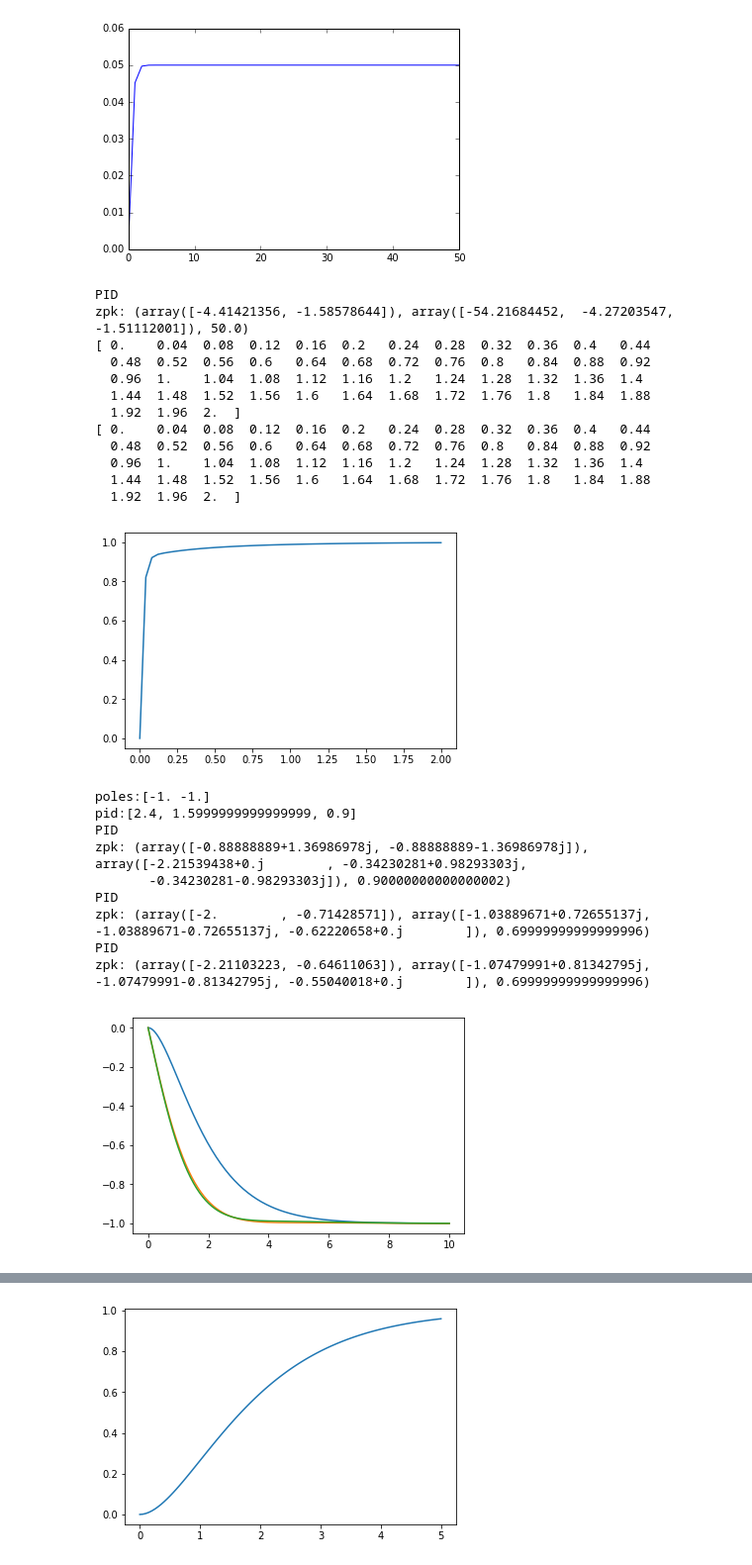
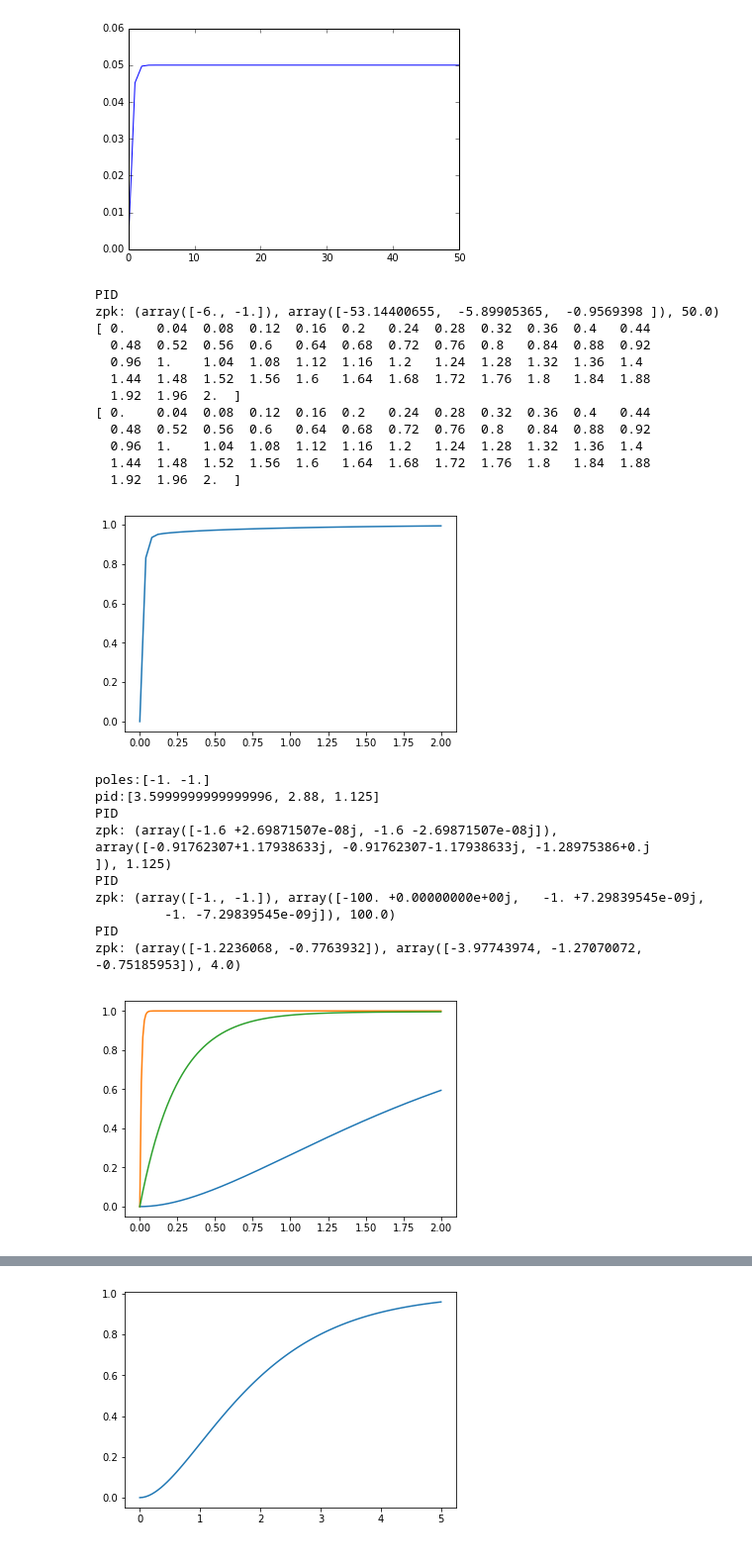
Before and after one commit to ASukhanov/Control, a Jupyter notebook: lti.ipynb, the cells around one changed output, grey strips where cells are left out. Shown at 99% size. Drawn from its saved outputs; the diff is of its cells as text; code cells hidden in the pictures.

```diff
--- a/lti.ipynb
+++ b/lti.ipynb
@@ -175,11 +186,12 @@ def pid_spring_mass(mbk,pid):
     else:
         # PID controller
         print 'PID'
-        num = [pid[2], pid[1], pid[0]]
-        den = [mbk[0], mbk[1] + pid[2], mbk[2] + pid[1], pid[0]]
+        num = [pid[2], pid[0], pid[1]]
+        den = [mbk[0], mbk[1] + pid[2], mbk[2] + pid[0], pid[1]]
     print('zpk: '+str(signal.tf2zpk(num,den)))
     return signal.lti(num,den)
 # %%
+# PID with SMS(1,10,20)
 m, b, k = 1., 10., 20.
 Kp, Ki, Kd = 350., 300., 50.
 #num = [Kd, Kp, Ki]
@@ -198,7 +210,7 @@ print t
 print tout
 # %% [output]
 PID
-zpk: (array([-4.41421356, -1.58578644]), array([-54.21684452,  -4.27203547,  -1.51112001]), 50.0)
+zpk: (array([-6., -1.]), array([-53.14400655,  -5.89905365,  -0.9569398 ]), 50.0)
 [ 0.    0.04  0.08  0.12  0.16  0.2   0.24  0.28  0.32  0.36  0.4   0.44
   0.48  0.52  0.56  0.6   0.64  0.68  0.72  0.76  0.8   0.84  0.88  0.92
   0.96  1.    1.04  1.08  1.12  1.16  1.2   1.24  1.28  1.32  1.36  1.4
@@ -209,46 +221,50 @@ zpk: (array([-4.41421356, -1.58578644]), array([-54.21684452,  -4.27203547,  -1.
   0.96  1.    1.04  1.08  1.12  1.16  1.2   1.24  1.28  1.32  1.36  1.4
   1.44  1.48  1.52  1.56  1.6   1.64  1.68  1.72  1.76  1.8   1.84  1.88
   1.92  1.96  2.  ]
-[figure, old version]
+[figure, new version]
 # %%
-t = np.linspace(0, 10,200)
-u = np.ones_like(t)*-1.
+# PID with SMS(1, 2., 1.)
+t = np.linspace(0, 2,200)
+u = np.ones_like(t)*1.
 X0 = [0.,0.]
 
 #m,b,k = 1., 10., 20.
 #pid = [350., 300., 50.] # PID controller is correct
 #pid = [300., 0., 0.] # P controller is correct
 #pid = [300., 0., 10.] # PD controller is correct
 #pid = [30., 70., 0.] # PI is correct
 
 m,b,k = 1, 2., 1.
 print('poles:'+str(spring_mass_system(m,b,k).poles))
 
+#Ziegler-Nichols tuning
 #pid = [10, 0., 0.]
 #pid = [10., 3., 0.] # 3 oscillations
 pid = [4., 0., 0.] # start of oscillations, Tu = 3
 Ku = 4.; Tu = 3.
+Ku, Tu = 6., 2.5 # 3.6, 2.88, 1.125
 pid = [0.6*Ku, 1.2*Ku/Tu, 3.*Ku*Tu/40.]
 print('pid:'+str(pid))
-#pid = [1., 2., 1.] # not bad
-#pid = [1., 1.9, .7] # hard to beat
+# it gives pid = 2.4, 1.6, 0.9
 
 tout, y, x = signal.lsim(spring_mass_system(m,b,k), u, t, X0=X0)
 plt.plot(tout, y)
 system = pid_spring_mass([m,b,k],pid)
-tout1, y1, x1 = signal.lsim(pid_spring_mass([m,b,k],[1., 1.9, .7]), u, t)
+tout1, y1, x1 = signal.lsim(pid_spring_mass([m,b,k],[200., 100., 100.]), u, t)
 plt.plot(tout1, y1)
-tout2, y2, x2 = signal.lsim(pid_spring_mass([m,b,k],[1., 2., .7]), u, t)
+tout2, y2, x2 = signal.lsim(pid_spring_mass([m,b,k],[8.0, 3.8, 4.]), u, t)
 plt.plot(tout2, y2)
 plt.show()
+
+# Summary: for SMS(1,2,1) the optimal pid is (8.0, 3.8, 4.)
 # %% [output]
 poles:[-1. -1.]
-pid:[2.4, 1.5999999999999999, 0.9]
+pid:[3.5999999999999996, 2.88, 1.125]
 PID
-zpk: (array([-0.88888889+1.36986978j, -0.88888889-1.36986978j]), array([-2.21539438+0.j        , -0.34230281+0.98293303j,
-       -0.34230281-0.98293303j]), 0.90000000000000002)
+zpk: (array([-1.6 +2.69871507e-08j, -1.6 -2.69871507e-08j]), array([-0.91762307+1.17938633j, -0.91762307-1.17938633j, -1.28975386+0.j        ]), 1.125)
 PID
-zpk: (array([-2.        , -0.71428571]), array([-1.03889671+0.72655137j, -1.03889671-0.72655137j, -0.62220658+0.j        ]), 0.69999999999999996)
+zpk: (array([-1., -1.]), array([-100. +0.00000000e+00j,   -1. +7.29839545e-09j,
+         -1. -7.29839545e-09j]), 100.0)
 PID
-zpk: (array([-2.21103223, -0.64611063]), array([-1.07479991+0.81342795j, -1.07479991-0.81342795j, -0.55040018+0.j        ]), 0.69999999999999996)
+zpk: (array([-1.2236068, -0.7763932]), array([-3.97743974, -1.27070072, -0.75185953]), 4.0)
-[figure, old version]
+[figure, new version]
```
Also changed, not shown: parts of 11 cells of this notebook.
